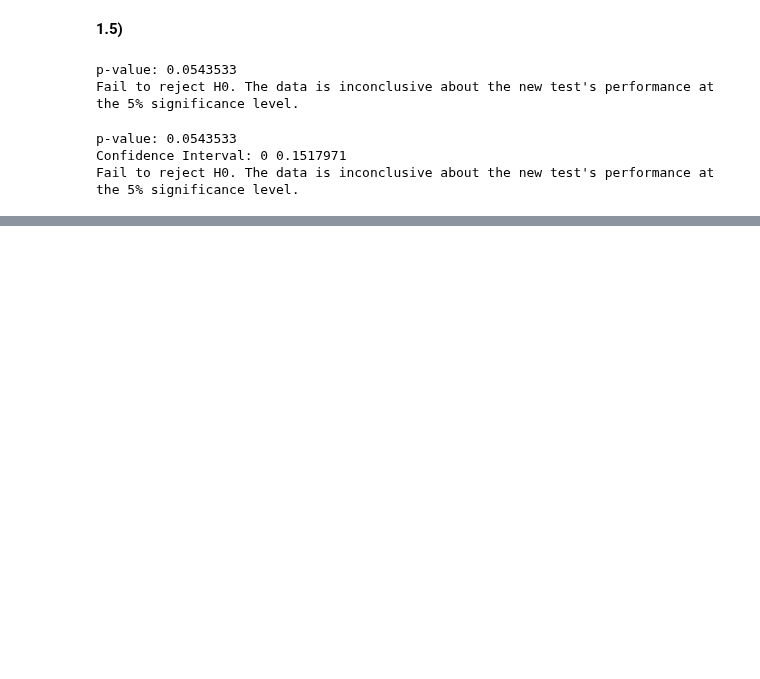
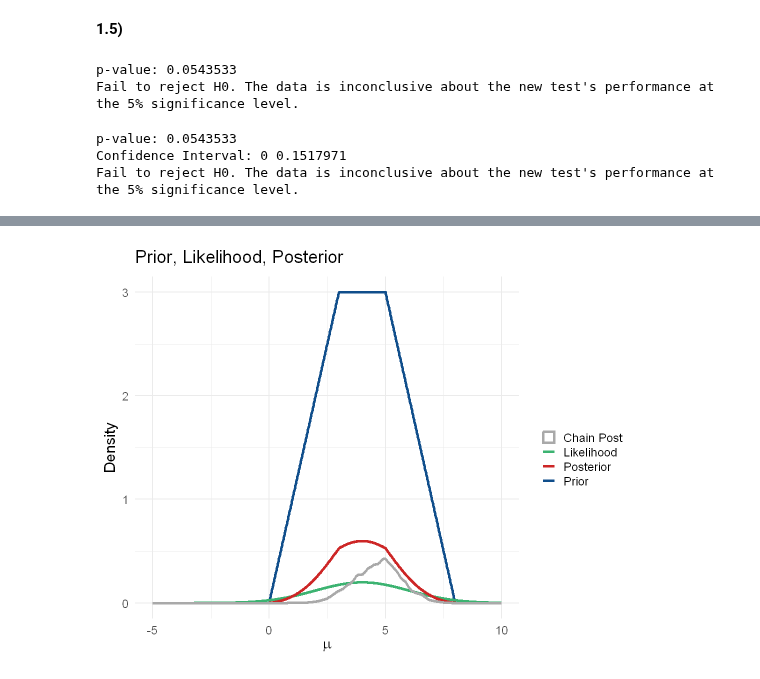
Before and after one commit to Berto70/advstat, a Jupyter notebook: ex4/Bertinelli_Gabriele_Rlab04.ipynb, the cells around one changed output, grey strips where cells are left out. Drawn from its saved outputs; the diff is of its cells as text; code cells hidden in the pictures; blank space fills up the shorter version.

```diff
--- a/ex4/Bertinelli_Gabriele_Rlab04.ipynb
+++ b/ex4/Bertinelli_Gabriele_Rlab04.ipynb
@@ -170,0 +247,9 @@ Fail to reject H0. The data is inconclusive about the new test's performance at
+# %%
+sigma2 <- 2^2  # Known variance
+x <- c(4.09, 4.68, 1.87, 2.62, 5.58, 8.68, 4.07, 4.78,
+4.79, 4.49, 5.85, 5.09, 2.40, 6.27, 6.30, 4.47)
+mu.init <- 4  # Initial value for mu
+
+test.chain <- mcmc(func = testfunc, x = x, mu.init = mu.init, sigma = sigma2, n.iter = 100000, burn.in = 0.25)
+test.chain <- as.data.frame(test.chain)
+colnames(test.chain)<-c('it', 'mu', 'n.acc', 'acc.rate')
@@ -170,0 +315,21 @@ Fail to reject H0. The data is inconclusive about the new test's performance at
+# %%
+mu.d <- seq(-5, 10, length.out = 1000)
+prior.d <- prior(mu.d)
+
+like.d <- likelihood(mu.d, mu.init, sigma2)
+
+post.d <- (prior.d*like.d)
+options(repr.plot.width = 9, repr.plot.height = 7)
+
+fin.plot <- ggplot() +
+	geom_line(aes(x = mu.d, y = prior.d, color = 'Prior'), lwd=1.5) +
+	geom_line(aes(x = mu.d, y = like.d, color = 'Likelihood'), lwd=1.5) +
+	geom_line(aes(x=mu.d, y=post.d, color='Posterior'), lwd=1.5) +
+	geom_density(aes(x = test.chain$mu, color= 'Chain Post'), lwd = 1.5) +
+	labs(title = TeX(r"(Prior, Likelihood, Posterior)"), x = TeX(r"(\mu)"), y = "Density", color='') +
+	scale_color_manual(values = c('Prior' = 'dodgerblue4', 'Likelihood' = 'mediumseagreen', 'Posterior' = 'firebrick3', 'Chain Post' = 'darkgrey')) +
+	theme_minimal(base_size = 18)
+
+fin.plot
+# %% [output]
+[figure, added]
```
Also changed, not shown: parts of 10 cells of this notebook.
